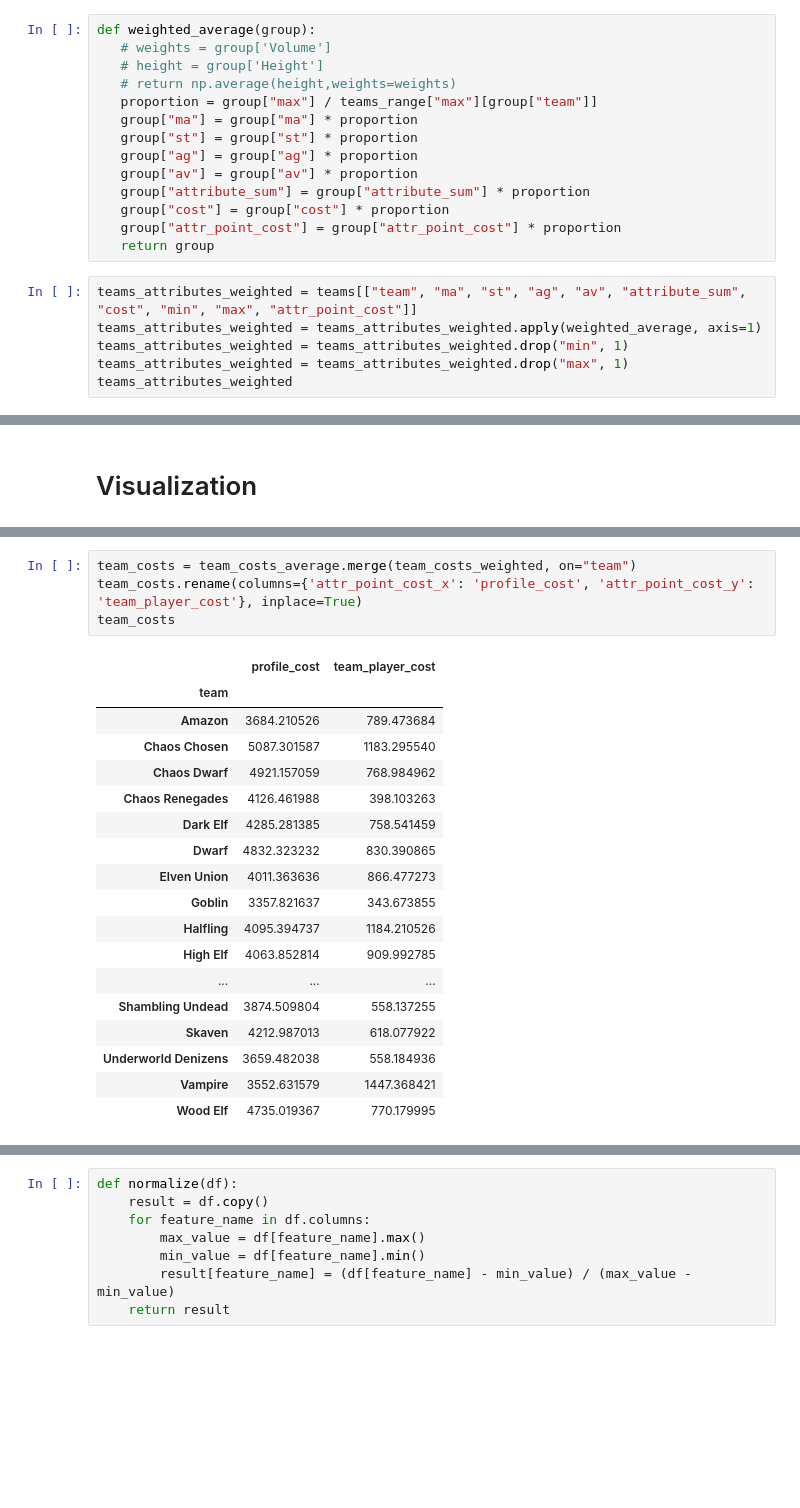
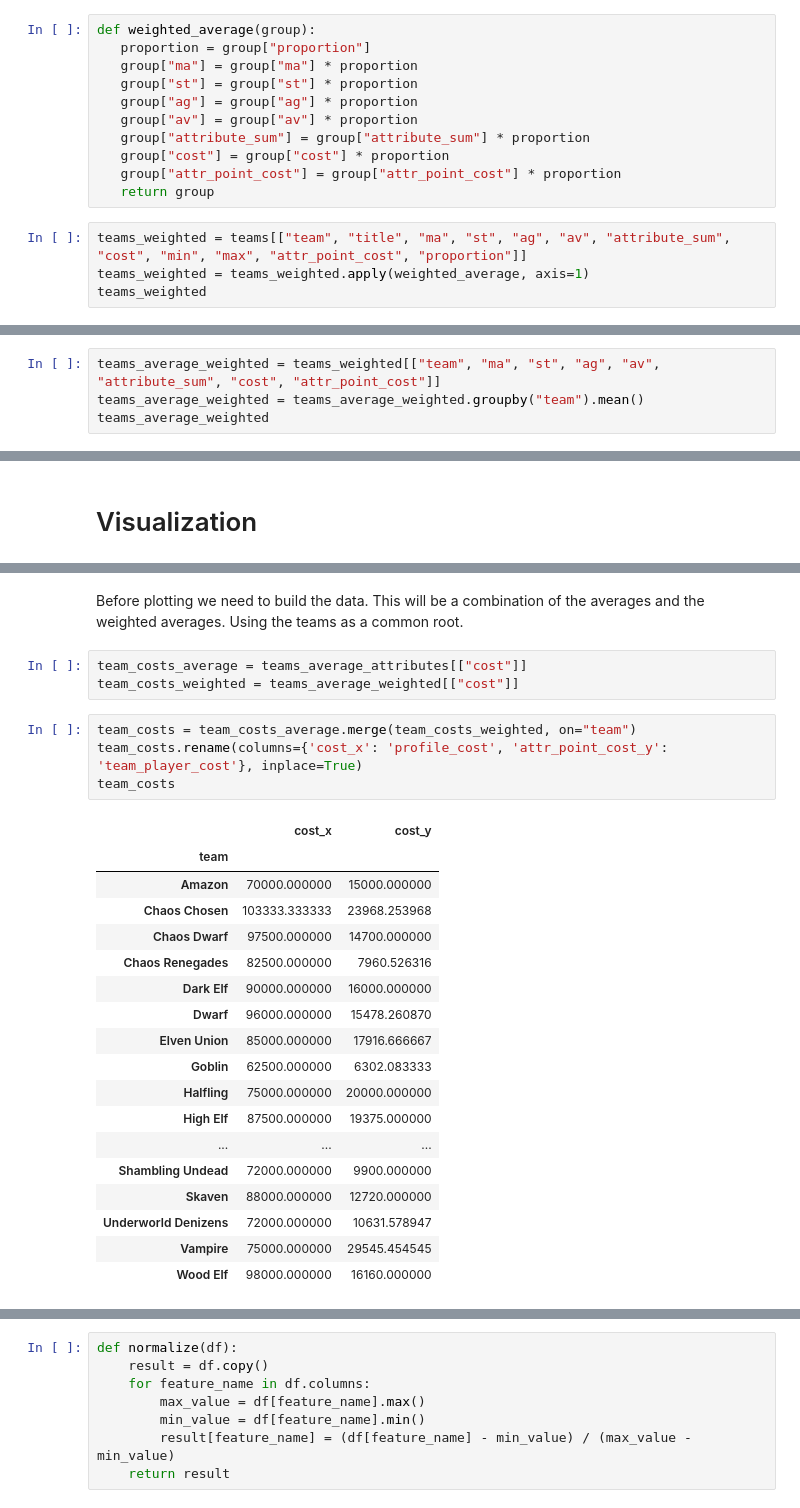
Before and after one commit to Bernardo-MG/jupyter-notebook-example, a Jupyter notebook: boardgame/bloodbowl_team_costs.ipynb, the cells around one changed output, grey strips where cells are left out. Drawn from its saved outputs; the diff is of its cells as text; blank space fills up the shorter version.

```diff
--- a/boardgame/bloodbowl_team_costs.ipynb
+++ b/boardgame/bloodbowl_team_costs.ipynb
@@ -134,9 +182,6 @@ teams_range
 # %%
 def weighted_average(group):
-   # weights = group['Volume']
-   # height = group['Height']
-   # return np.average(height,weights=weights)
-   proportion = group["max"] / teams_range["max"][group["team"]]
+   proportion = group["proportion"]
    group["ma"] = group["ma"] * proportion
    group["st"] = group["st"] * proportion
    group["ag"] = group["ag"] * proportion
@@ -146,9 +191,7 @@ def weighted_average(group):
    group["attr_point_cost"] = group["attr_point_cost"] * proportion
    return group
 # %%
-teams_attributes_weighted = teams[["team", "ma", "st", "ag", "av", "attribute_sum", "cost", "min", "max", "attr_point_cost"]]
-teams_attributes_weighted = teams_attributes_weighted.apply(weighted_average, axis=1)
-teams_attributes_weighted = teams_attributes_weighted.drop("min", 1)
-teams_attributes_weighted = teams_attributes_weighted.drop("max", 1)
-teams_attributes_weighted
+teams_weighted = teams[["team", "title", "ma", "st", "ag", "av", "attribute_sum", "cost", "min", "max", "attr_point_cost", "proportion"]]
+teams_weighted = teams_weighted.apply(weighted_average, axis=1)
+teams_weighted
 # %% [output]
@@ -191,0 +213,4 @@ teams_average_attributes_weighted
+# %%
+teams_average_weighted = teams_weighted[["team", "ma", "st", "ag", "av", "attribute_sum", "cost", "attr_point_cost"]]
+teams_average_weighted = teams_average_weighted.groupby("team").mean()
+teams_average_weighted
@@ -240,23 +240,28 @@ team_costs_weighted
+# %% [markdown]
+Before plotting we need to build the data. This will be a combination of the averages and the weighted averages. Using the teams as a common root.
+# %%
+team_costs_average = teams_average_attributes[["cost"]]
+team_costs_weighted = teams_average_weighted[["cost"]]
 # %%
 team_costs = team_costs_average.merge(team_costs_weighted, on="team")
-team_costs.rename(columns={'attr_point_cost_x': 'profile_cost', 'attr_point_cost_y': 'team_player_cost'}, inplace=True)
+team_costs.rename(columns={'cost_x': 'profile_cost', 'attr_point_cost_y': 'team_player_cost'}, inplace=True)
 team_costs
 # %% [output]
-|  | profile_cost | team_player_cost |
+|  | cost_x | cost_y |
 | team |  |  |
-| Amazon | 3684.210526 | 789.473684 |
-| Chaos Chosen | 5087.301587 | 1183.295540 |
-| Chaos Dwarf | 4921.157059 | 768.984962 |
-| Chaos Renegades | 4126.461988 | 398.103263 |
-| Dark Elf | 4285.281385 | 758.541459 |
-| Dwarf | 4832.323232 | 830.390865 |
-| Elven Union | 4011.363636 | 866.477273 |
-| Goblin | 3357.821637 | 343.673855 |
-| Halfling | 4095.394737 | 1184.210526 |
-| High Elf | 4063.852814 | 909.992785 |
+| Amazon | 70000.000000 | 15000.000000 |
+| Chaos Chosen | 103333.333333 | 23968.253968 |
+| Chaos Dwarf | 97500.000000 | 14700.000000 |
+| Chaos Renegades | 82500.000000 | 7960.526316 |
+| Dark Elf | 90000.000000 | 16000.000000 |
+| Dwarf | 96000.000000 | 15478.260870 |
+| Elven Union | 85000.000000 | 17916.666667 |
+| Goblin | 62500.000000 | 6302.083333 |
+| Halfling | 75000.000000 | 20000.000000 |
+| High Elf | 87500.000000 | 19375.000000 |
 | ... | ... | ... |
-| Shambling Undead | 3874.509804 | 558.137255 |
-| Skaven | 4212.987013 | 618.077922 |
-| Underworld Denizens | 3659.482038 | 558.184936 |
-| Vampire | 3552.631579 | 1447.368421 |
-| Wood Elf | 4735.019367 | 770.179995 |
+| Shambling Undead | 72000.000000 | 9900.000000 |
+| Skaven | 88000.000000 | 12720.000000 |
+| Underworld Denizens | 72000.000000 | 10631.578947 |
+| Vampire | 75000.000000 | 29545.454545 |
+| Wood Elf | 98000.000000 | 16160.000000 |
```
Also changed, not shown: parts of 30 cells of this notebook, 1 other file.
